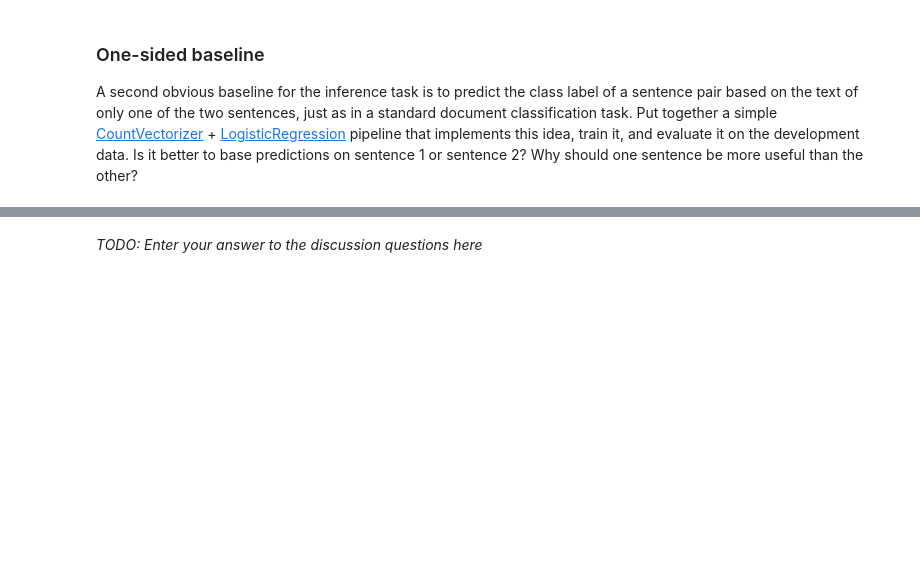
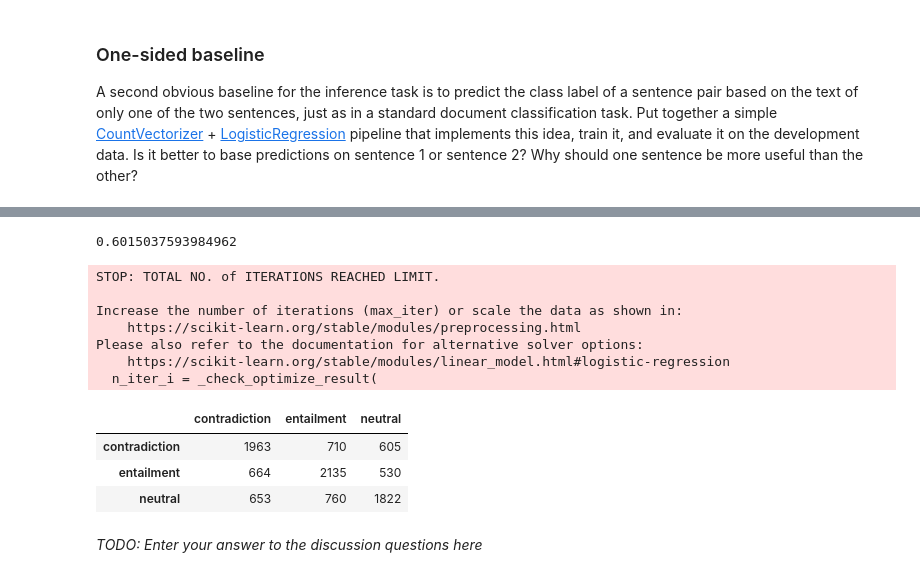
Before and after one commit to oskarhiden/TDDE16---Text-Mining, a Jupyter notebook: L4/TM-L4.ipynb, the cells around one changed output, grey strips where cells are left out. Saved outputs shown, nothing was run; the diff lists cells and outputs as text; code cells hidden in the pictures; blank space fills up the shorter version.

```diff
--- a/L4/TM-L4.ipynb
+++ b/L4/TM-L4.ipynb
@@ -259,3 +302,22 @@ A second obvious baseline for the inference task is to predict the class label o
+# %%
+pipe.fit(df_train['sentence2'], df_train['gold_label'] )
+predictions_2 = pipe.predict(df_dev['sentence2'])
+
+print(sum(predictions_2==df_dev['gold_label'])/len(df_dev))
+pd.DataFrame(confusion_matrix(df_dev['gold_label'],predictions_2), columns = labels, index = labels)
+# %% [output]
+0.6015037593984962
+STOP: TOTAL NO. of ITERATIONS REACHED LIMIT.
+
+Increase the number of iterations (max_iter) or scale the data as shown in:
+    https://scikit-learn.org/stable/modules/preprocessing.html
+Please also refer to the documentation for alternative solver options:
+    https://scikit-learn.org/stable/modules/linear_model.html#logistic-regression
+  n_iter_i = _check_optimize_result(
+|  | contradiction | entailment | neutral |
+| contradiction | 1963 | 710 | 605 |
+| entailment | 664 | 2135 | 530 |
+| neutral | 653 | 760 | 1822 |
 # %% [markdown]
 *TODO: Enter your answer to the discussion questions here*
 # %% [markdown]
```
Also changed, not shown: parts of 8 cells of this notebook.
